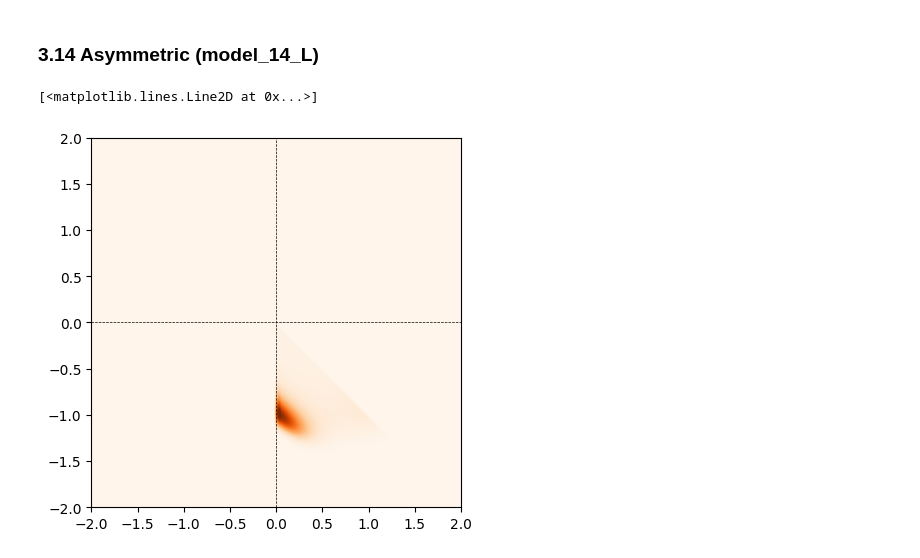
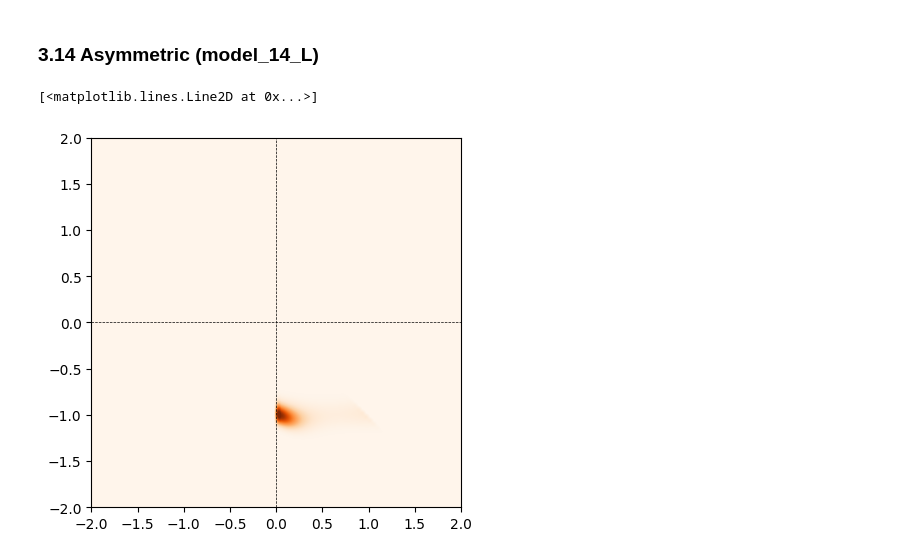
Before and after one commit to ZLoverty/AN, a Jupyter notebook: Code/energy landscape.ipynb, the cells around one changed output. Saved outputs shown, nothing was run; the diff lists cells and outputs as text; code cells hidden in the pictures.

```diff
--- a/Code/energy landscape.ipynb
+++ b/Code/energy landscape.ipynb
@@ -393,20 +393,20 @@ plt.plot([0, 0], [-lim, lim], ls="--", lw=0.5, color="black")
 # %%
 lim = 2
 num_points = 100
 phi1 = np.linspace(-lim, lim, num_points)
 phi2 = np.linspace(-lim, lim, num_points)
 # phi3 = np.linspace(-lim, lim)
 D = np.array([-1, -1, -1])
 a = 10 # lambda
-b = 1 # mu
+
 H = np.zeros((len(phi1), len(phi2)))
 for i, p1 in enumerate(phi1):
     for j, p2 in enumerate(phi2):
         p3 = - p1 - p2
-        H[i, j] = a * (flow_potential(p1, type="v6") + flow_potential(p2, type="v6") + 4*flow_potential(p3, type="v6")) + 1/2 * b * np.sum((D * np.array([p1, p2, p3]))**2) + 1/2 * b * np.sum((p1+1)**2) + h_diode(p1, -1) + h_diode(p2, 1) + h_diode(p3, 1)
+        H[i, j] = a * (flow_potential(p1, type="v6") + flow_potential(p2, type="v6") + 4*flow_potential(p3, type="v6")) + 1/2 * b * np.sum((p1+1)**2) + h_diode(p1, -1) + h_diode(p2, 1) + h_diode(p3, 1)
 plt.imshow(np.exp(-H), origin="lower", extent=(-lim, lim, -lim, lim), cmap="Oranges", interpolation="spline16")
 plt.plot([-lim, lim], [0, 0], ls="--", lw=0.5, color="black")
 plt.plot([0, 0], [-lim, lim], ls="--", lw=0.5, color="black")
 # %% [output]
 [<matplotlib.lines.Line2D at 0x...>]
-[figure, old version]
+[figure, new version]
```
Also changed, not shown: parts of 5 cells of this notebook, 1 other file.
